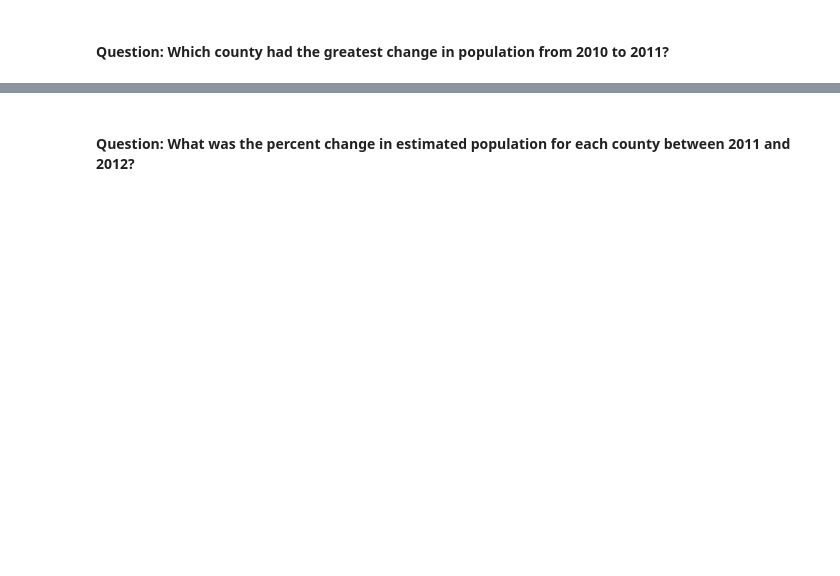
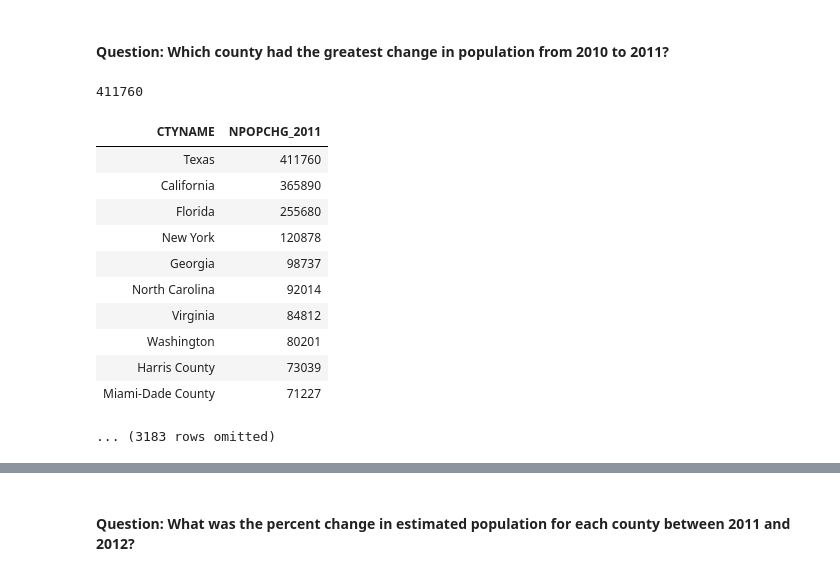
Before and after one commit to kimbrianj/bsos233-sp20, a Jupyter notebook: lectures/03-01-Functions.ipynb, the cells around one changed output, grey strips where cells are left out. Drawn from its saved outputs; the diff is of its cells as text; code cells hidden in the pictures; blank space fills up the shorter version.

```diff
--- a/lectures/03-01-Functions.ipynb
+++ b/lectures/03-01-Functions.ipynb
@@ -49 +161,20 @@ counties.apply(higher_pop,'POPESTIMATE2013', 'POPESTIMATE2014')
+# %%
+max(a)
+# %% [output]
+411760
+# %%
+counties.select('CTYNAME','NPOPCHG_2011').sort('NPOPCHG_2011', descending = True)
+# %% [output]
+| CTYNAME | NPOPCHG_2011 |
+| Texas | 411760 |
+| California | 365890 |
+| Florida | 255680 |
+| New York | 120878 |
+| Georgia | 98737 |
+| North Carolina | 92014 |
+| Virginia | 84812 |
+| Washington | 80201 |
+| Harris County | 73039 |
+| Miami-Dade County | 71227 |
+... (3183 rows omitted)
 # %%
```
Also changed, not shown: parts of 40 cells of this notebook, 1 other file.
